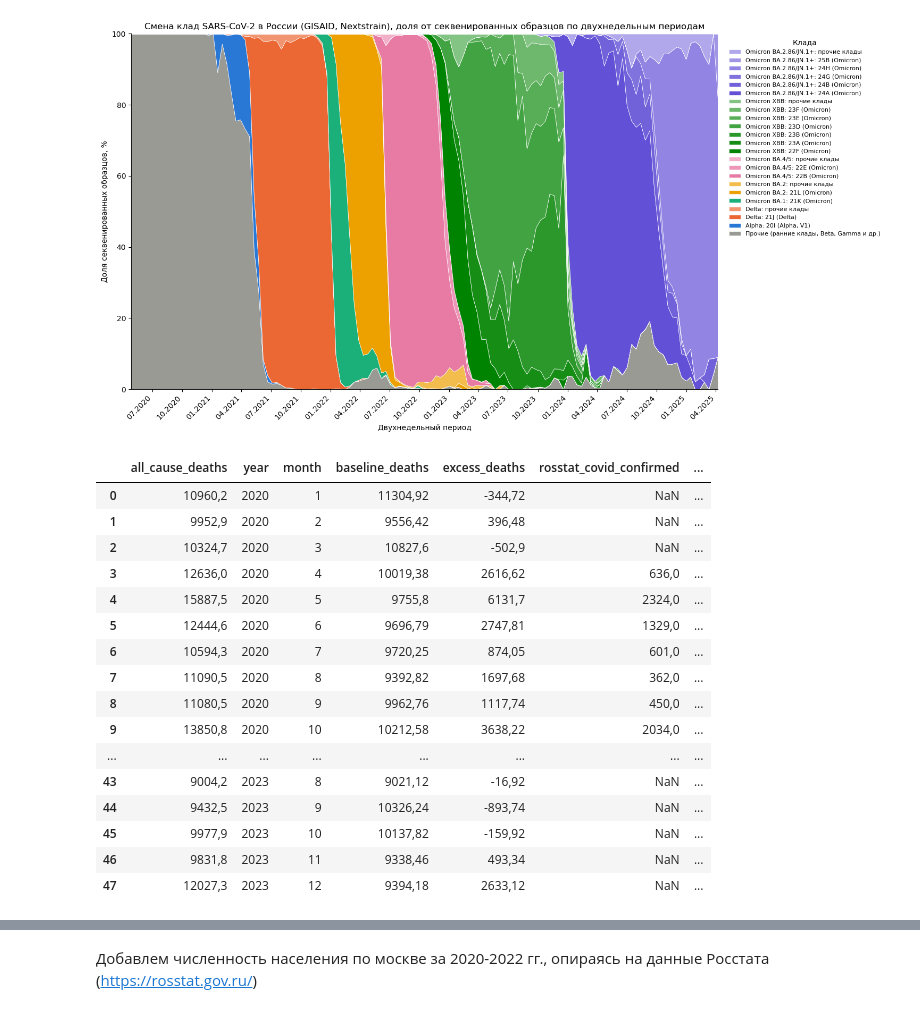
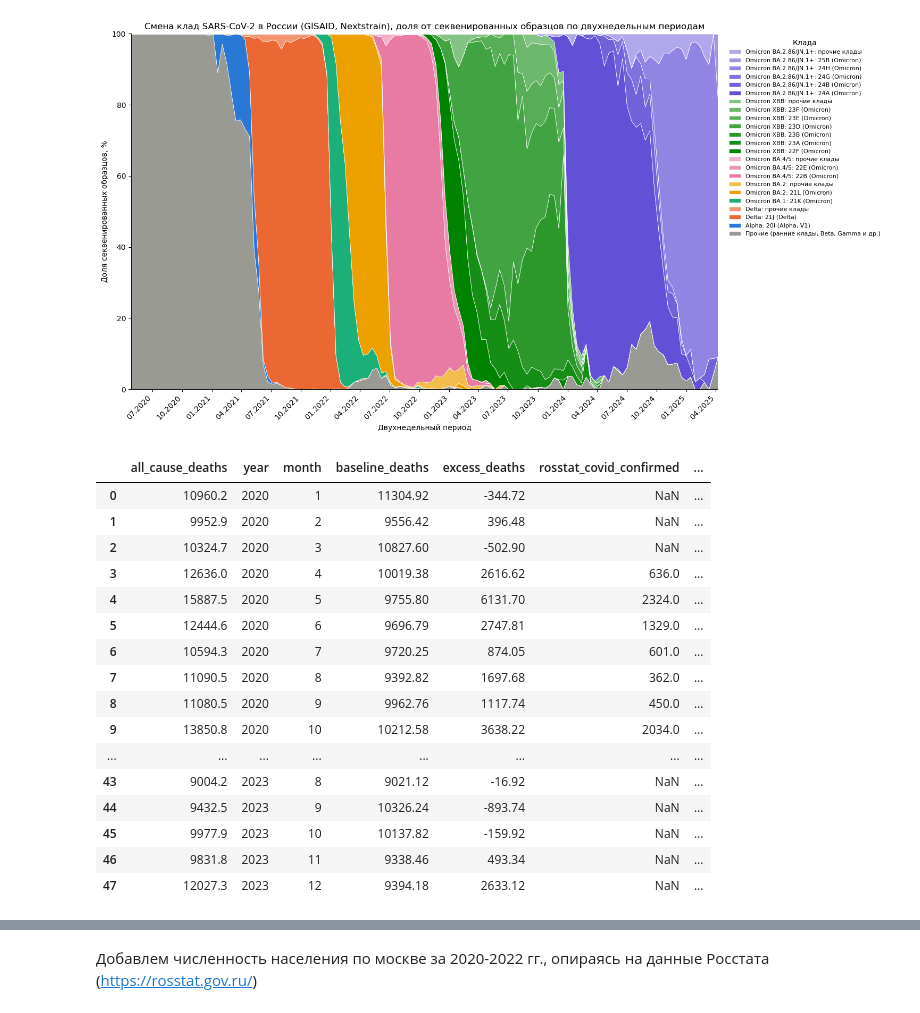
Before and after one commit to JesseHeisenberg/covid_19_statistic, a Jupyter notebook: gisaid/gisaid_moscow.ipynb, the cells around one changed output, grey strips where cells are left out. Saved outputs shown, nothing was run; the diff lists cells and outputs as text; code cells hidden in the pictures.

```diff
--- a/gisaid/gisaid_moscow.ipynb
+++ b/gisaid/gisaid_moscow.ipynb
@@ -389,24 +303,25 @@ plt.show()
 # %%
 df_data = pd.read_csv(
     'moscow_monthly_cases_deaths.csv',
-    sep=';'
+    sep=';',
+    decimal=','
 )
 df_data
 # %% [output]
 |  | all_cause_deaths | year | month | baseline_deaths | excess_deaths | rosstat_covid_confirmed | ... |
-| 0 | 10960,2 | 2020 | 1 | 11304,92 | -344,72 | NaN | ... |
-| 1 | 9952,9 | 2020 | 2 | 9556,42 | 396,48 | NaN | ... |
-| 2 | 10324,7 | 2020 | 3 | 10827,6 | -502,9 | NaN | ... |
-| 3 | 12636,0 | 2020 | 4 | 10019,38 | 2616,62 | 636,0 | ... |
-| 4 | 15887,5 | 2020 | 5 | 9755,8 | 6131,7 | 2324,0 | ... |
-| 5 | 12444,6 | 2020 | 6 | 9696,79 | 2747,81 | 1329,0 | ... |
-| 6 | 10594,3 | 2020 | 7 | 9720,25 | 874,05 | 601,0 | ... |
-| 7 | 11090,5 | 2020 | 8 | 9392,82 | 1697,68 | 362,0 | ... |
-| 8 | 11080,5 | 2020 | 9 | 9962,76 | 1117,74 | 450,0 | ... |
-| 9 | 13850,8 | 2020 | 10 | 10212,58 | 3638,22 | 2034,0 | ... |
+| 0 | 10960.2 | 2020 | 1 | 11304.92 | -344.72 | NaN | ... |
+| 1 | 9952.9 | 2020 | 2 | 9556.42 | 396.48 | NaN | ... |
+| 2 | 10324.7 | 2020 | 3 | 10827.60 | -502.90 | NaN | ... |
+| 3 | 12636.0 | 2020 | 4 | 10019.38 | 2616.62 | 636.0 | ... |
+| 4 | 15887.5 | 2020 | 5 | 9755.80 | 6131.70 | 2324.0 | ... |
+| 5 | 12444.6 | 2020 | 6 | 9696.79 | 2747.81 | 1329.0 | ... |
+| 6 | 10594.3 | 2020 | 7 | 9720.25 | 874.05 | 601.0 | ... |
+| 7 | 11090.5 | 2020 | 8 | 9392.82 | 1697.68 | 362.0 | ... |
+| 8 | 11080.5 | 2020 | 9 | 9962.76 | 1117.74 | 450.0 | ... |
+| 9 | 13850.8 | 2020 | 10 | 10212.58 | 3638.22 | 2034.0 | ... |
 | ... | ... | ... | ... | ... | ... | ... | ... |
-| 43 | 9004,2 | 2023 | 8 | 9021,12 | -16,92 | NaN | ... |
-| 44 | 9432,5 | 2023 | 9 | 10326,24 | -893,74 | NaN | ... |
-| 45 | 9977,9 | 2023 | 10 | 10137,82 | -159,92 | NaN | ... |
-| 46 | 9831,8 | 2023 | 11 | 9338,46 | 493,34 | NaN | ... |
-| 47 | 12027,3 | 2023 | 12 | 9394,18 | 2633,12 | NaN | ... |
+| 43 | 9004.2 | 2023 | 8 | 9021.12 | -16.92 | NaN | ... |
+| 44 | 9432.5 | 2023 | 9 | 10326.24 | -893.74 | NaN | ... |
+| 45 | 9977.9 | 2023 | 10 | 10137.82 | -159.92 | NaN | ... |
+| 46 | 9831.8 | 2023 | 11 | 9338.46 | 493.34 | NaN | ... |
+| 47 | 12027.3 | 2023 | 12 | 9394.18 | 2633.12 | NaN | ... |
```
Also changed, not shown: parts of 4 cells of this notebook.
